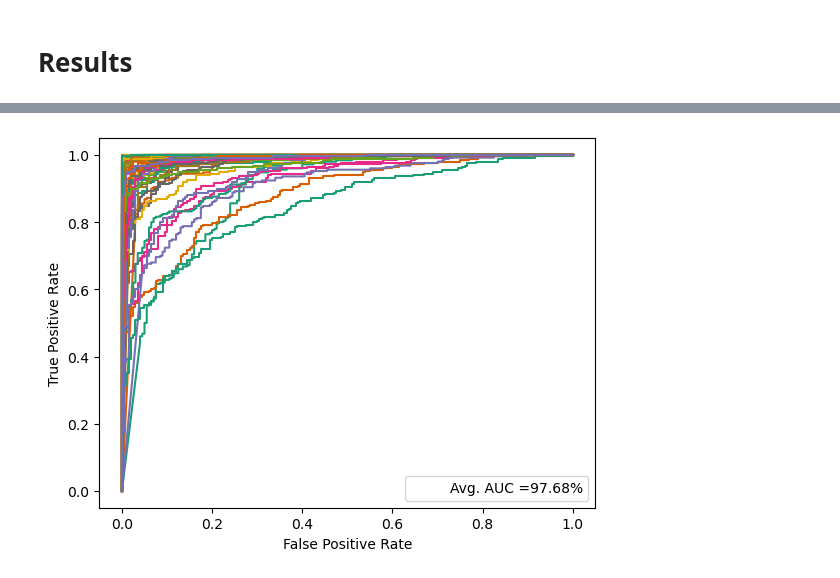
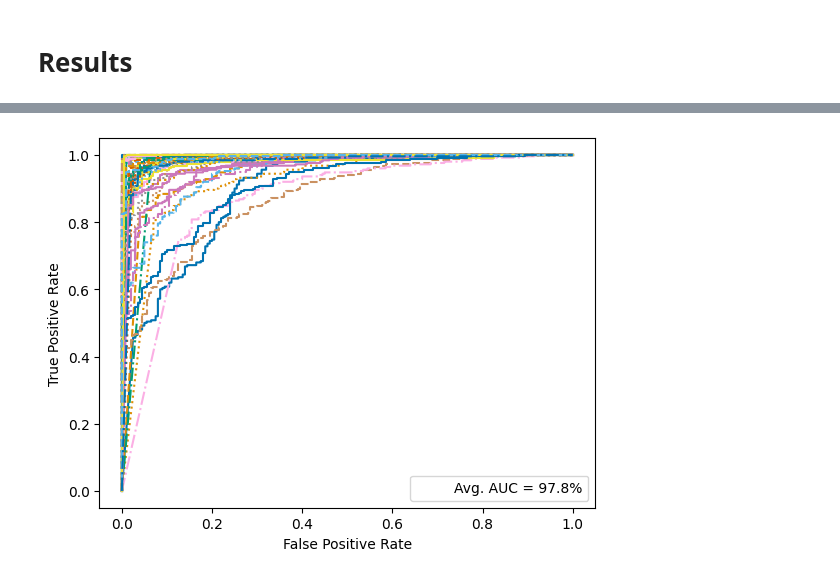
Before and after one commit to Mahmoud-GIsmail/Outlier-Detection-for-Keystroke-Dynamics, a Jupyter notebook: Unsupervised OD for KS Authentication.ipynb, the cells around one changed output, grey strips where cells are left out. Saved outputs shown, nothing was run; the diff lists cells and outputs as text; code cells hidden in the pictures.

```diff
--- a/Unsupervised OD for KS Authentication.ipynb
+++ b/Unsupervised OD for KS Authentication.ipynb
@@ -202,6 +208,6 @@ def evaluate(alluser_scores, allimposter_scores):
 # %%
+import pandas as pd
 import numpy as np
-
 
 def evaluate_classifier(clf):
     """
@@ -216,7 +222,7 @@ def evaluate_classifier(clf):
     res (dict): Dictionary of evaluation results
     """
     data = pd.read_csv("DSL-StrongPasswordData.csv")
-    subjects = DATA["subject"].unique()
+    subjects = data["subject"].unique()
 
     res = {}
     aucs = []
@@ -230,18 +236,16 @@ def evaluate_classifier(clf):
 
         train = genuine_user_data[:200].values
 
-        test_genuine = genuine_user_data[200:]
-        test_genuine = test_genuine.values
+        test_genuine = genuine_user_data[200:].values
 
-        test_imposter = imposter_data.groupby("subject").head(5).loc[:, "H.period":]
-        test_imposter = test_imposter.values
+        test_imposter = imposter_data.groupby("subject").head(5).loc[:, "H.period":].values
 
         clf.fit(train)
 
         user_scores = clf.predict_proba(test_genuine)
         imposter_scores = clf.predict_proba(test_imposter)
 
-        (eer, auc, acc) = evaluate(user_scores[:, 1], imposter_scores[:, 1])
+        (eer, auc, acc, precision, recall, f1) = evaluate(user_scores[:, 1], imposter_scores[:, 1])
 
         eers.append(eer)
         aucs.append(auc)
@@ -253,6 +257,9 @@ def evaluate_classifier(clf):
     res["EER"] = round(np.mean(eers) * 100, 2)
     res["ACC"] = round(np.mean(accs) * 100, 2)
     res["AUC"] = round(np.mean(aucs) * 100, 2)
+    res["Precision"] = round(np.mean(precision) * 100, 2)
+    res["Recall"] = round(np.mean(recall) * 100, 2)
+    res["F1-Score"] = round(np.mean(f1) * 100, 2)
 
     return all_user_scores, all_imposter_scores, res
 # %% [markdown]
@@ -465,16 +682,27 @@ for i, (group_name, group) in enumerate(FIGURES.items()):
 # %%
-# Visualizing ROC Curves for Each Classifier Group
 import matplotlib.pyplot as plt
 import numpy as np
+import pandas as pd
+from sklearn.metrics import roc_curve, roc_auc_score
+from scipy.optimize import brentq
+from scipy.interpolate import interp1d
+import matplotlib.patches as mpatches
+from pyod.models.hbos import HBOS
 
 # Initialize lists to store the AUC, EER, and accuracy scores
 AUCS = []
 EERS = []
 ACCS = []
+
+# Load data
 data = pd.read_csv("DSL-StrongPasswordData.csv")
 subjects = data["subject"].unique()
+
+# Define line styles for different subjects
+line_styles = ['-', '--', '-.', ':']
+
 # Loop through each subject
-for subject in subjects:
+for i, subject in enumerate(subjects):
 
     # Get the genuine user data for the current subject
     genuine_user_data = data.loc[data["subject"] == subject, "H.period":]
@@ -490,57 +718,51 @@ for subject in subjects:
     test_imposter = imposter_data.groupby("subject").head(5).loc[:, "H.period":].values
 
     # Initialize and fit the HBOS classifier
-    clf = HBOS(contamination=0.1)
+    clf = HBOS(n_bins=15, alpha=0.4, tol=0.3, contamination=0.01)
     clf.fit(train)
 
     # Get the anomaly scores for the genuine user data and imposter data
     user_scores = clf.predict_proba(test_genuine)
     imposter_scores = clf.predict_proba(test_imposter)
 
     # Create the labels for the ROC curve
+    labels = [0] * len(user_scores) + [1] * len(imposter_scores)
 
     # Create the scores for the ROC curve
-    tempScores = np.append(user_scores[:, 1], imposter_scores[:, 1])
+    temp_scores = np.append(user_scores[:, 1], imposter_scores[:, 1])
 
     # Calculate the false positive rate, true positive rate, and thresholds for the ROC curve
-    labels = [0] * len(user_scores) + [1] * len(imposter_scores)
+    fpr, tpr, thresholds = roc_curve(labels, temp_scores, drop_intermediate=False, pos_label=1)
 
-    fpr, tpr, thresholds = roc_curve(labels, tempScores, drop_intermediate=False, pos_label=1)
-
-    # Calculate the false negative rate
-    fnr = 1 - tpr
-
-    # Calculate the equal error rate threshold and EER
-    thresholds[np.nanargmin(np.absolute(fnr - fpr))]
-    brentq(lambda x: 1.0 - x - interp1d(fpr, tpr)(x), 0.0, 1.0)
-
-    # Plot the ROC curve
-    plt.plot(fpr, tpr)
+    # Plot the ROC curve with different line styles for each subject
+    plt.plot(fpr, tpr, linestyle=line_styles[i % len(line_styles)])
 
     # Calculate and store the AUC
-    AUCS.append(roc_auc_score(labels, tempScores))
+    AUCS.append(roc_auc_score(labels, temp_scores))
 
 # Set the x-axis label
 plt.xlabel("False Positive Rate")
 
 # Set the y-axis label
 plt.ylabel("True Positive Rate")
 
 # Get the existing handles and labels for the legend
-HANDLES, LABELS = plt.gca().get_legend_handles_labels()
+handles, labels = plt.gca().get_legend_handles_labels()
 
 # Create a patch with no color for the average AUC label
-PATCH = mpatches.Patch(color="none", label="")
+patch = mpatches.Patch(color="none", label="")
 
 # Add the patch and label to the handles and labels lists
-HANDLES.append(PATCH)
-LABELS.append("Avg. AUC =" + str(round(np.mean(AUCS), 4) * 100) + "%")
+handles.append(patch)
+labels.append("Avg. AUC = " + str(round(np.mean(AUCS), 3) * 100) + "%")
 
 # Add the legend to the plot
-plt.legend(HANDLES, LABELS, loc="lower right")
-
+plt.legend(handles, labels, loc="lower right")
 
 # Save the plot as an image file
-plt.savefig("HBOS.png")
+plt.savefig("HBOS-Tuned.png", dpi=300)
+
+# Show the plot
+plt.show()
 # %% [output]
-[figure, old version]
+[figure, new version]
```
Also changed, not shown: parts of 19 cells of this notebook, 13 other files.
